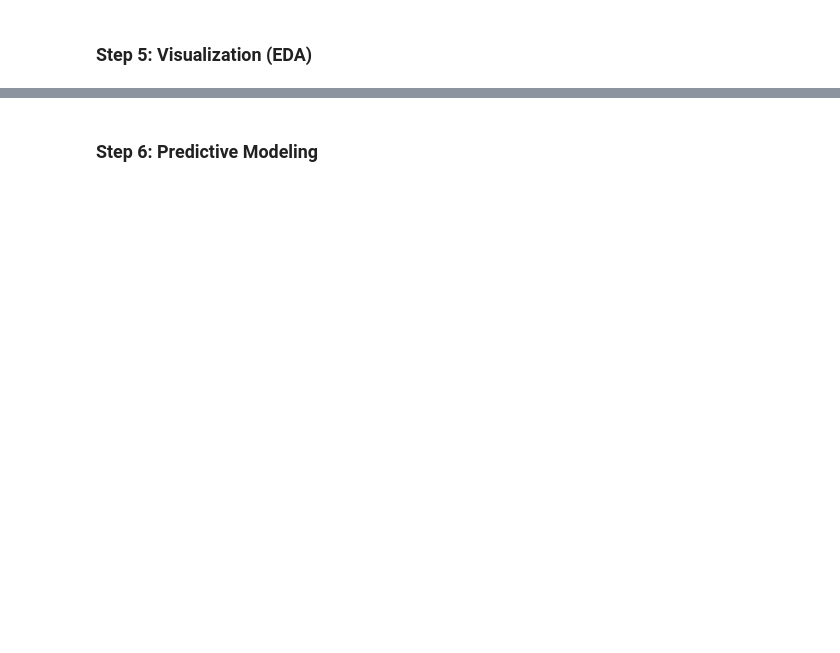
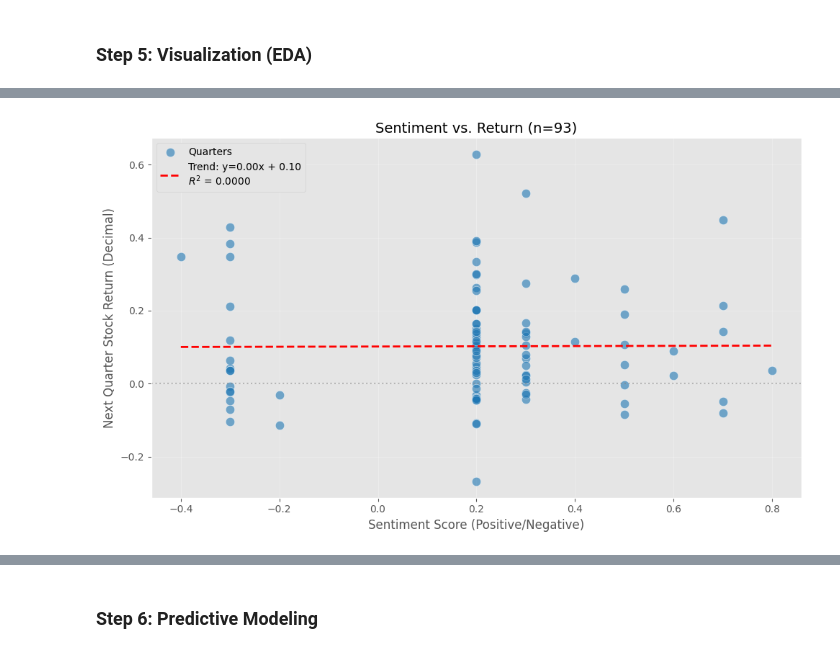
Before and after one commit to Tousak/stock-analysis, a Jupyter notebook: research/notebooks/quarterly_prediction.ipynb, the cells around one changed output, grey strips where cells are left out. Drawn from its saved outputs; the diff is of its cells as text; code cells hidden in the pictures; blank space fills up the shorter version.

```diff
--- a/research/notebooks/quarterly_prediction.ipynb
+++ b/research/notebooks/quarterly_prediction.ipynb
@@ -49,6 +391,2 @@ def get_features(ticker, num_quarters):
-# %%
-ticker = "AAPL"
-features_df = get_features(ticker, 8)
-features_df.head()
 # %% [markdown]
 ### Step 3: Market Data Alignment (The Target)
@@ -116,15 +508,0 @@ plt.show()
-# %%
-import numpy as np
-
-plt.figure(figsize=(10, 6))
-plt.scatter(features_df['sentiment_score'], features_df['next_quarter_return'])
-
-# Add trendline
-z = np.polyfit(features_df['sentiment_score'], features_df['next_quarter_return'], 1)
-p = np.poly1d(z)
-plt.plot(features_df['sentiment_score'], p(features_df['sentiment_score']), "r--")
-
-plt.title('Sentiment Score vs. Next Quarter Return')
-plt.xlabel('Sentiment Score')
-plt.ylabel('Next Quarter Return')
-plt.show()
@@ -130,0 +584,74 @@ plt.show()
+# %%
+
+import numpy as np
+import matplotlib.pyplot as plt
+import pandas as pd
+from scipy.stats import pearsonr
+
+# 1. Clean 'next_quarter_return'
+# Handles cases where a cell might be a scalar, a Series, or None
+def clean_val(val):
+    if isinstance(val, pd.Series):
+        return float(val.iloc[0]) if not val.empty else np.nan
+    try:
+        return float(val)
+    except (ValueError, TypeError):
+        return np.nan
+
+# Apply the cleaning function
+features_df['next_quarter_return_clean'] = features_df['next_quarter_return'].apply(clean_val)
+
+# 2. Ensure sentiment is also clean float
+features_df['sentiment_score'] = pd.to_numeric(features_df['sentiment_score'], errors='coerce')
+
+# 3. Create the plotting dataframe (Drop NaNs)
+plot_data = features_df[['sentiment_score', 'next_quarter_return_clean']].dropna()
+
+print(f"Rows with valid X and Y: {len(plot_data)}")
+
+if len(plot_data) > 2: # Need at least 2 points for a line, preferably more
+    x = plot_data['sentiment_score']
+    y = plot_data['next_quarter_return_clean']
+
+    fig, ax = plt.subplots(figsize=(10, 6))
+
+    # Scatter plot
+    ax.scatter(x, y, alpha=0.6, color='tab:blue', s=80, edgecolors='w', label='Quarters')
+
+    # Calculate Trendline
+    z = np.polyfit(x, y, 1)
+    p = np.poly1d(z)
+
+    # Calculate Statistics (Correlation and R-squared)
+    correlation, _ = pearsonr(x, y)
+    r_squared = correlation ** 2
+
+    # Plot Trendline covering the full range
+    x_range = np.linspace(x.min(), x.max(), 100)
+    ax.plot(x_range, p(x_range), "r--", linewidth=2,
+            label=f"Trend: y={z[0]:.2f}x + {z[1]:.2f}\n$R^2$ = {r_squared:.4f}")
+
+    # Labels and Title
+    ax.set_title(f'Sentiment vs. Return (n={len(plot_data)})', fontsize=14)
+    ax.set_xlabel('Sentiment Score (Positive/Negative)', fontsize=12)
+    ax.set_ylabel('Next Quarter Stock Return (Decimal)', fontsize=12)
+
+    # Add a horizontal line at 0 return
+    ax.axhline(0, color='gray', linestyle=':', alpha=0.5)
+
+    # Formatting
+    ax.legend(loc='upper left', frameon=True)
+    ax.grid(True, alpha=0.3)
+
+    plt.tight_layout()
+    plt.show()
+
+    print(f"Correlation: {correlation:.4f}")
+
+else:
+    print("Check failed. Not enough valid data points to plot.")
+    # Debugging: show what the dirty data looks like if it failed
+    if not features_df['next_quarter_return'].empty:
+        print("Sample dirty value:", features_df['next_quarter_return'].iloc[0])
+        print("Type:", type(features_df['next_quarter_return'].iloc[0]))
+# %% [output]
@@ -130,0 +659 @@ plt.show()
+[figure, added]
```
Also changed, not shown: parts of 29 cells of this notebook, 4 other files.
